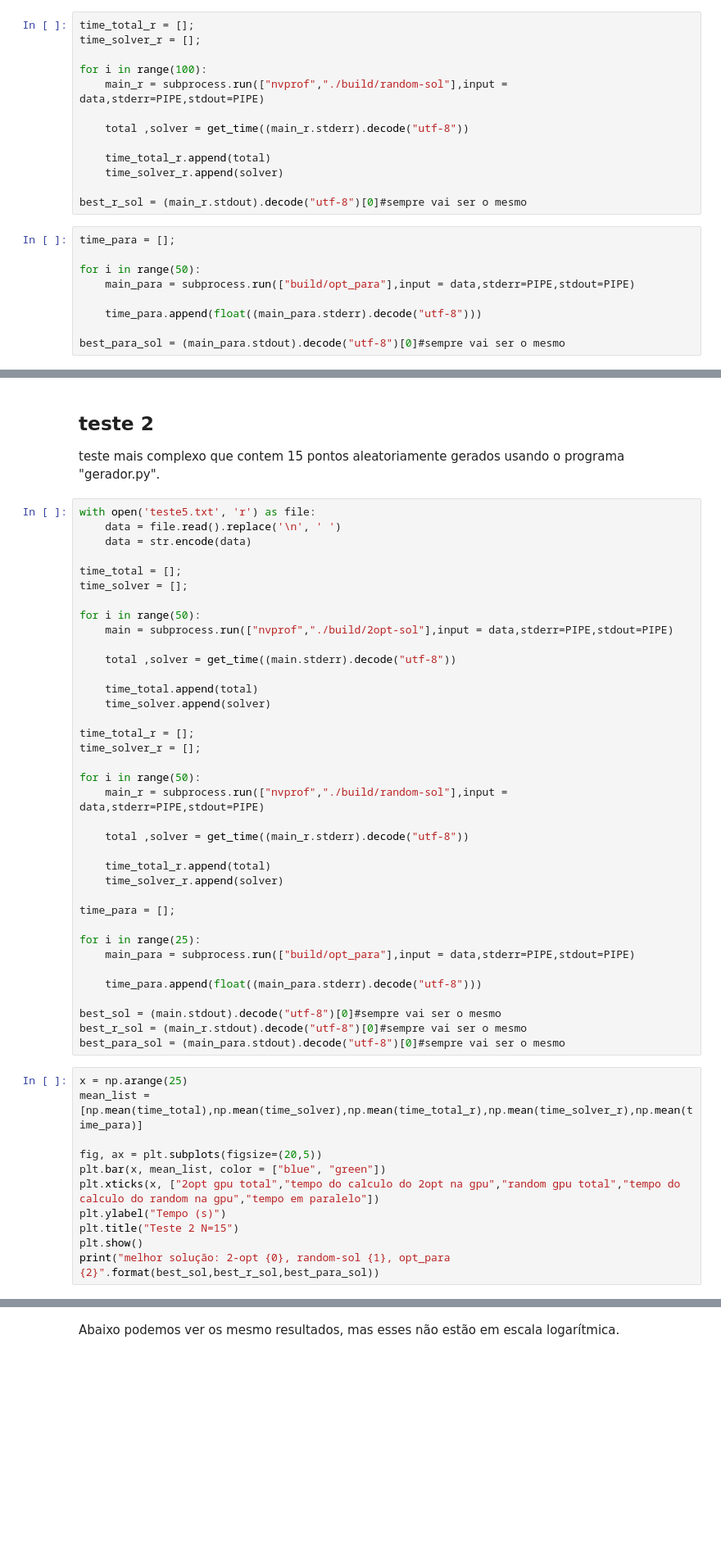
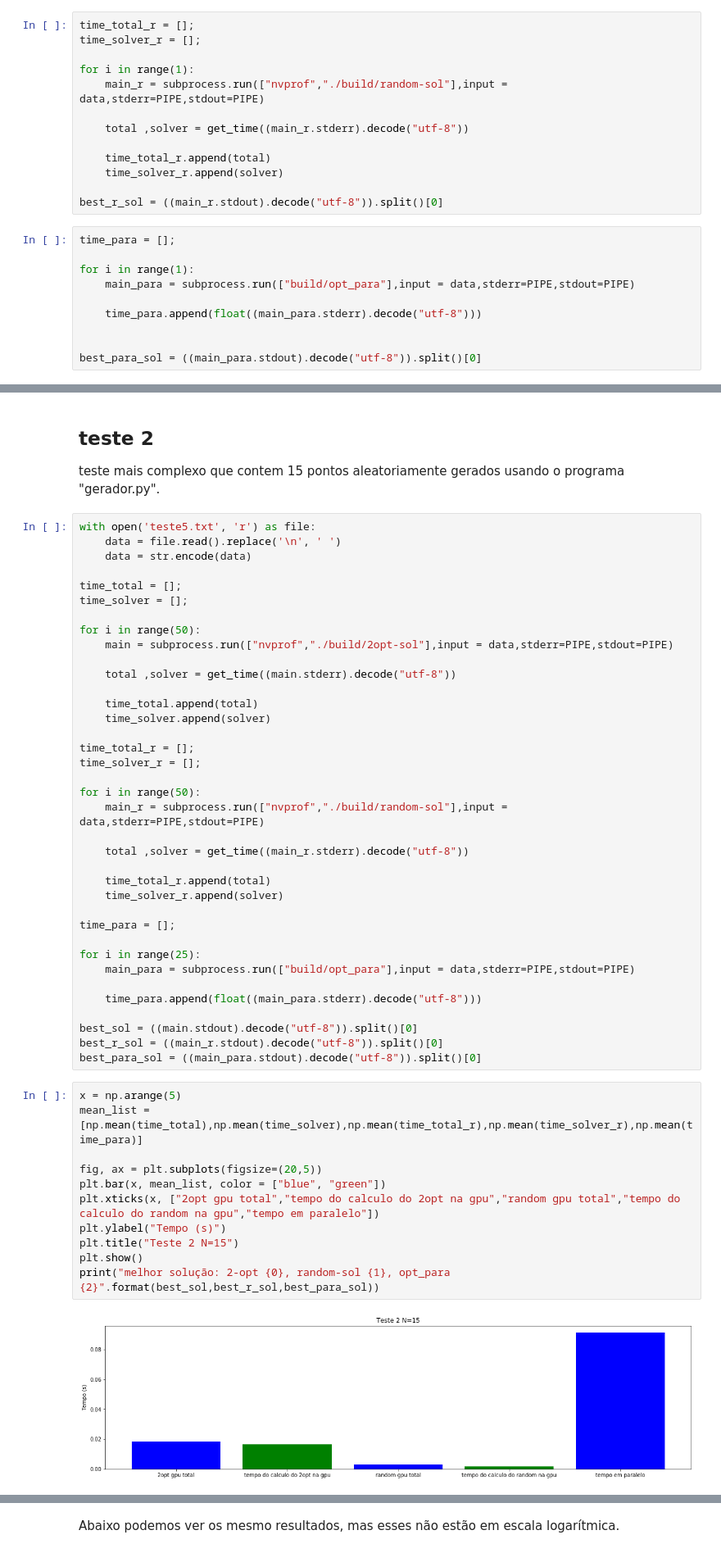
Before and after one commit to Formulos/supercomp2.0, a Jupyter notebook: projeto-03/relatorio.ipynb, the cells around one changed output, grey strips where cells are left out. Shown at 82% size. Cells and saved outputs as stored; diff of their text form; blank space fills up the shorter version.

```diff
--- a/projeto-03/relatorio.ipynb
+++ b/projeto-03/relatorio.ipynb
@@ -64,7 +64,7 @@ best_sol = (main.stdout).decode("utf-8")[0]#sempre vai ser o mesmo
 time_total_r = [];
 time_solver_r = [];
 
-for i in range(100):
+for i in range(1):
     main_r = subprocess.run(["nvprof","./build/random-sol"],input = data,stderr=PIPE,stdout=PIPE)
 
     total ,solver = get_time((main_r.stderr).decode("utf-8"))
@@ -72,16 +72,17 @@ for i in range(100):
     time_total_r.append(total)
     time_solver_r.append(solver)
 
-best_r_sol = (main_r.stdout).decode("utf-8")[0]#sempre vai ser o mesmo
+best_r_sol = ((main_r.stdout).decode("utf-8")).split()[0]
 # %%
 time_para = [];
 
-for i in range(50):
+for i in range(1):
     main_para = subprocess.run(["build/opt_para"],input = data,stderr=PIPE,stdout=PIPE)
 
     time_para.append(float((main_para.stderr).decode("utf-8")))
 
-best_para_sol = (main_para.stdout).decode("utf-8")[0]#sempre vai ser o mesmo
+
+best_para_sol = ((main_para.stdout).decode("utf-8")).split()[0]
 # %%
 x = np.arange(5)
 mean_list = [np.mean(time_total),np.mean(time_solver),np.mean(time_total_r),np.mean(time_solver_r),np.mean(time_para)]
@@ -135,18 +136,19 @@ for i in range(25):
 
     time_para.append(float((main_para.stderr).decode("utf-8")))
 
-best_sol = (main.stdout).decode("utf-8")[0]#sempre vai ser o mesmo
-best_r_sol = (main_r.stdout).decode("utf-8")[0]#sempre vai ser o mesmo
-best_para_sol = (main_para.stdout).decode("utf-8")[0]#sempre vai ser o mesmo
+best_sol = ((main.stdout).decode("utf-8")).split()[0]
+best_r_sol = ((main_r.stdout).decode("utf-8")).split()[0]
+best_para_sol = ((main_para.stdout).decode("utf-8")).split()[0]
 # %%
-x = np.arange(25)
+x = np.arange(5)
 mean_list = [np.mean(time_total),np.mean(time_solver),np.mean(time_total_r),np.mean(time_solver_r),np.mean(time_para)]
 
 fig, ax = plt.subplots(figsize=(20,5))
 plt.bar(x, mean_list, color = ["blue", "green"])
 plt.xticks(x, ["2opt gpu total","tempo do calculo do 2opt na gpu","random gpu total","tempo do calculo do random na gpu","tempo em paralelo"])
 plt.ylabel("Tempo (s)")
 plt.title("Teste 2 N=15")
 plt.show()
 print("melhor solução: 2-opt {0}, random-sol {1}, opt_para {2}".format(best_sol,best_r_sol,best_para_sol))
 # %% [output]
+[figure, new version]
```
Also changed, not shown: parts of 13 cells of this notebook, 5 other files.
